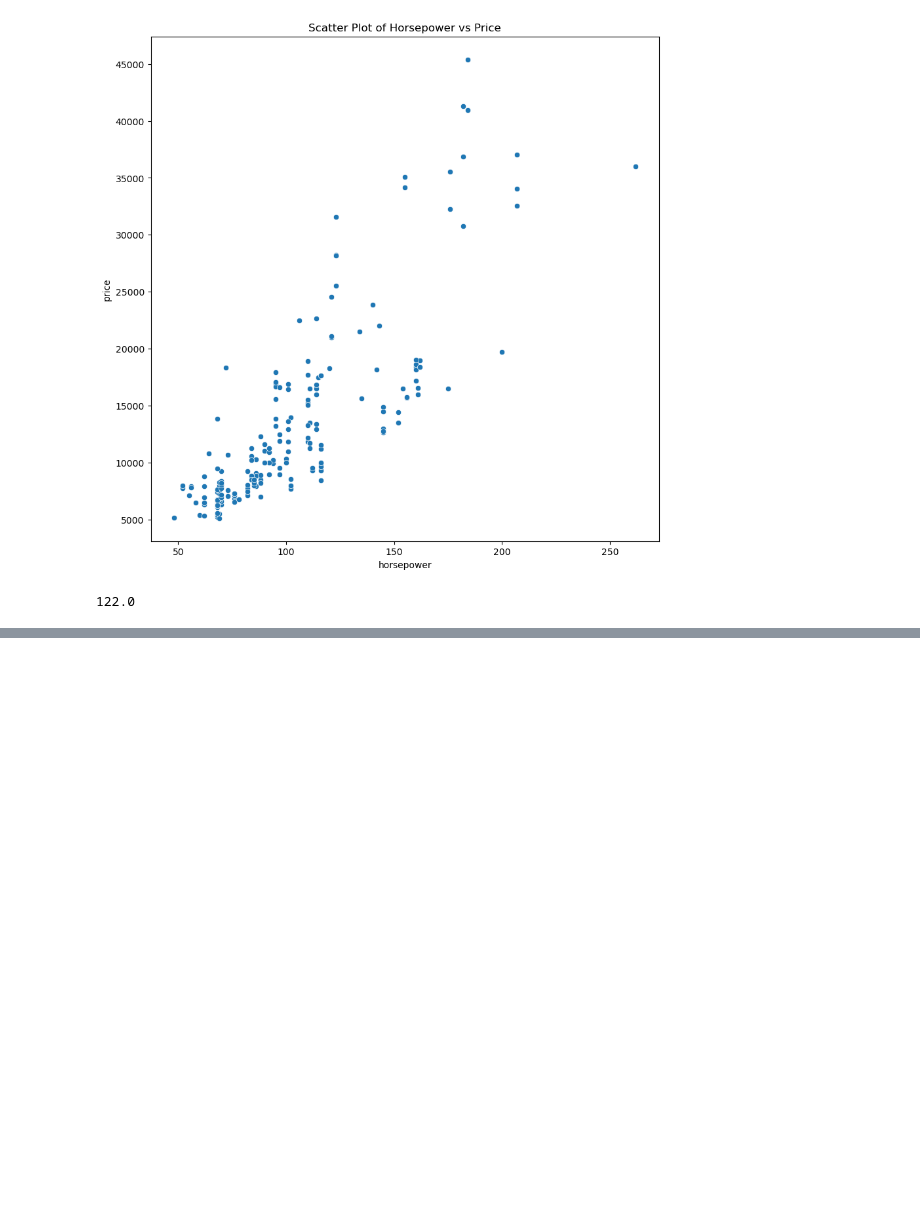
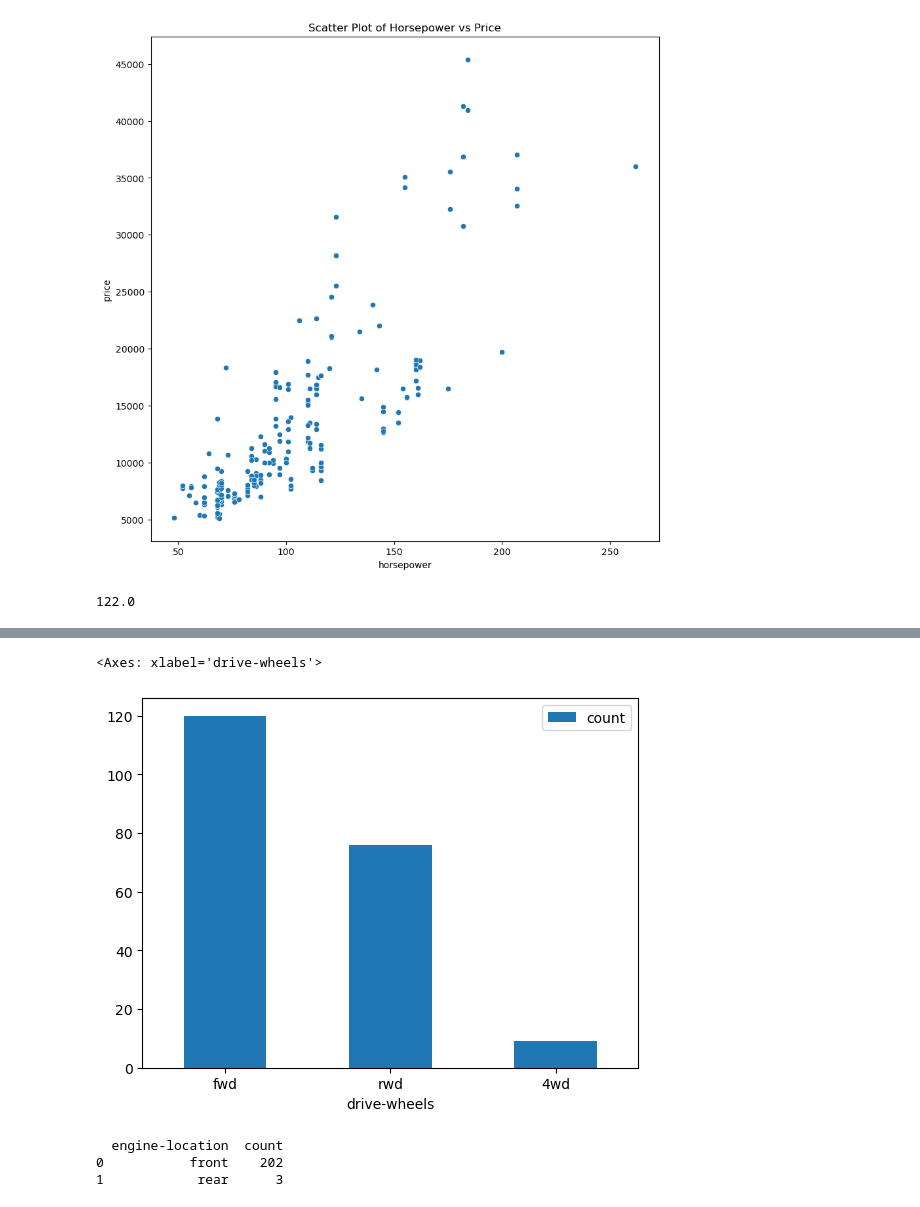
Before and after one commit to elliotbabilonia/automobile-project, a Jupyter notebook: code.ipynb, the cells around one changed output, grey strips where cells are left out. Drawn from its saved outputs; the diff is of its cells as text; code cells hidden in the pictures; blank space fills up the shorter version.

```diff
--- a/code.ipynb
+++ b/code.ipynb
@@ -154,0 +198,12 @@ automobile.data.features['normalized-losses'].mean()
+# %%
+drive_wheels_counts.plot.bar(x='drive-wheels',y='count', rot=0)
+# %% [output]
+<Axes: xlabel='drive-wheels'>
+[figure, added]
+# %%
+engine_location_counts=automobile.data.features['engine-location'].value_counts().reset_index()
+print(engine_location_counts)
+# %% [output]
+  engine-location  count
+0           front    202
+1            rear      3
```
Also changed, not shown: parts of 14 cells of this notebook, 1 other file.
